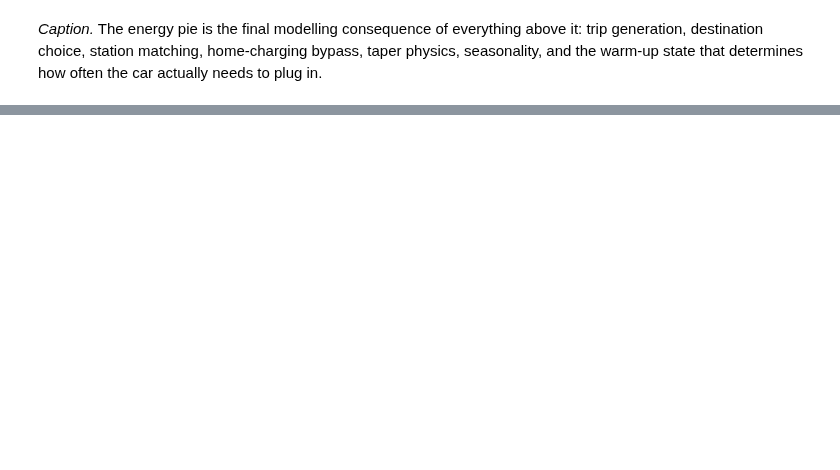
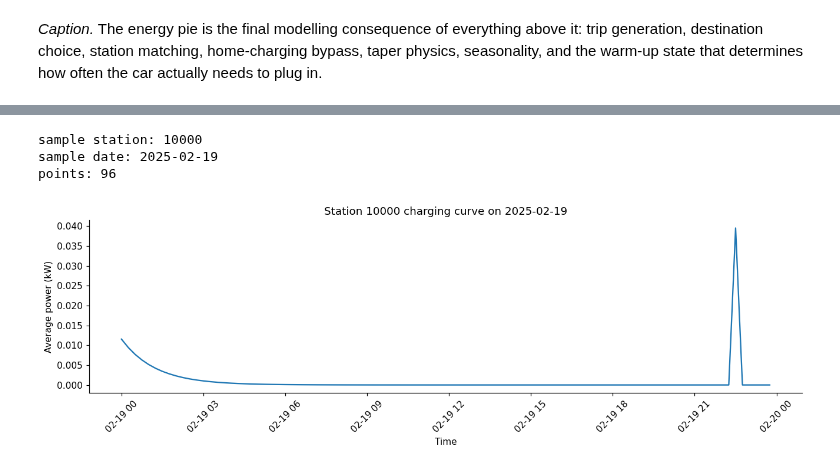
Before and after one commit to zhichuanma/Modelling, a Jupyter notebook: notebooks/00_single_car_simulation.ipynb, the cells around one changed output, grey strips where cells are left out. Drawn from its saved outputs; the diff is of its cells as text; code cells hidden in the pictures; blank space fills up the shorter version.

```diff
--- a/notebooks/00_single_car_simulation.ipynb
+++ b/notebooks/00_single_car_simulation.ipynb
@@ -1211,0 +1576,37 @@ Notebook wall-clock time: 66.05 s
+# %%
+import matplotlib.pyplot as plt
+import re
+
+nonzero = station_curve[station_curve["avg_power_kw"] > 0].copy()
+assert len(nonzero) > 0, "No positive charging power found in station curve."
+
+sample_station = str(nonzero["station_id"].iloc[0])
+sample_date = str(nonzero["time_bin_start"].dt.date.iloc[0])
+safe_station = re.sub(r"[^A-Za-z0-9_.-]+", "_", sample_station)
+daily_json_path = daily_root / safe_station / f"{sample_date}.json"
+assert daily_json_path.exists(), f"Missing daily JSON file: {daily_json_path}"
+
+with open(daily_json_path, "r", encoding="utf-8") as f:
+    sample_daily_json = json.load(f)
+
+one_day = pd.DataFrame(sample_daily_json["curve"])
+one_day["time_bin_start"] = pd.to_datetime(one_day["time_bin_start"])
+assert len(one_day) == 96, "The selected station-date JSON does not have 96 points."
+
+print("sample station:", sample_station)
+print("sample date:", sample_date)
+print("points:", len(one_day))
+
+plt.figure(figsize=(12, 4))
+plt.plot(one_day["time_bin_start"], one_day["avg_power_kw"])
+plt.xlabel("Time")
+plt.ylabel("Average power (kW)")
+plt.title(f"Station {sample_station} charging curve on {sample_date}")
+plt.xticks(rotation=45)
+plt.tight_layout()
+plt.show()
+# %% [output]
+sample station: 10000
+sample date: 2025-02-19
+points: 96
+[figure, added]
```
Also changed, not shown: parts of 25 cells of this notebook, 35 other files.
